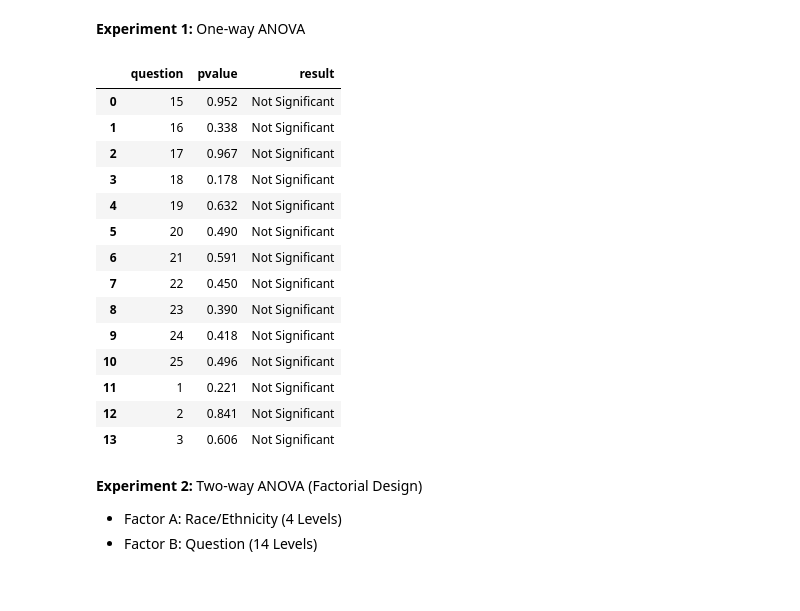
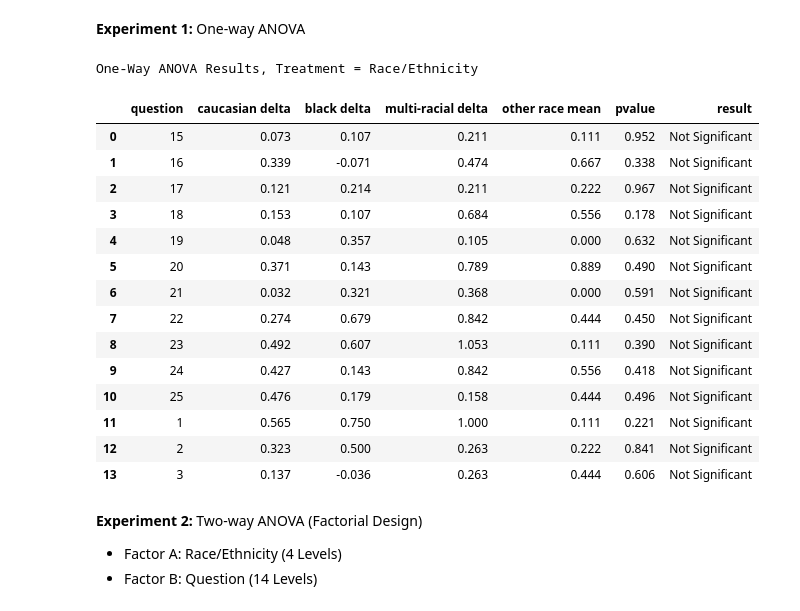
Before and after one commit to josh97ellis/omaha-girls-rock-analysis, a Jupyter notebook: notebooks/analysis.ipynb, the cells around one changed output. Drawn from its saved outputs; the diff is of its cells as text; code cells hidden in the pictures.

```diff
--- a/notebooks/analysis.ipynb
+++ b/notebooks/analysis.ipynb
@@ -278,46 +422,61 @@ race_data.rename(columns={'race/ethnicity': 'race'}, inplace=True)
 question_col = []
 pvalue_col = []
 result_col = []
+caucasian_mean = []
+black_mean = []
+multi_mean = []
+other_mean = []
 
 # Iterate over each survey question and perform one-way anova
 for question in race_data['question'].unique():
     anova_race = race_data[race_data['question']==question]
 
     anova_race = anova_race[['race', 'delta']]
+
+    caucasian_mean.append(round(anova_race[anova_race['race'] == 'caucasian']['delta'].mean(), 3))
+    black_mean.append(round(anova_race[anova_race['race'] == 'black']['delta'].mean(), 3))
+    multi_mean.append(round(anova_race[anova_race['race'] == 'multi-racial']['delta'].mean(), 3))
+    other_mean.append(round(anova_race[anova_race['race'] == 'other']['delta'].mean(), 3))
 
     model = ols('delta ~ C(race)', data=anova_race).fit()
     anova_table = sm.stats.anova_lm(model,typ=1)
     pvalue = round(anova_table.iloc[0,-1],3)
 
     question_col.append(question)
     pvalue_col.append(pvalue)
 
     if pvalue > 0.05:
         result_col.append('Not Significant')
     else:
         result_col.append('Significant')
 
 # Create results table
 results_df = pd.DataFrame({
     'question': question_col,
+    'caucasian delta': caucasian_mean,
+    'black delta': black_mean,
+    'multi-racial delta': multi_mean,
+    'other race mean': other_mean,
     'pvalue': pvalue_col,
     'result': result_col
 })
 
+print('One-Way ANOVA Results, Treatment = Race/Ethnicity')
 results_df
 # %% [output]
+One-Way ANOVA Results, Treatment = Race/Ethnicity
-|  | question | pvalue | result |
-| 0 | 15 | 0.952 | Not Significant |
-| 1 | 16 | 0.338 | Not Significant |
-| 2 | 17 | 0.967 | Not Significant |
-| 3 | 18 | 0.178 | Not Significant |
-| 4 | 19 | 0.632 | Not Significant |
-| 5 | 20 | 0.490 | Not Significant |
-| 6 | 21 | 0.591 | Not Significant |
-| 7 | 22 | 0.450 | Not Significant |
-| 8 | 23 | 0.390 | Not Significant |
-| 9 | 24 | 0.418 | Not Significant |
-| 10 | 25 | 0.496 | Not Significant |
-| 11 | 1 | 0.221 | Not Significant |
-| 12 | 2 | 0.841 | Not Significant |
-| 13 | 3 | 0.606 | Not Significant |
+|  | question | caucasian delta | black delta | multi-racial delta | other race mean | pvalue | result |
+| 0 | 15 | 0.073 | 0.107 | 0.211 | 0.111 | 0.952 | Not Significant |
+| 1 | 16 | 0.339 | -0.071 | 0.474 | 0.667 | 0.338 | Not Significant |
+| 2 | 17 | 0.121 | 0.214 | 0.211 | 0.222 | 0.967 | Not Significant |
+| 3 | 18 | 0.153 | 0.107 | 0.684 | 0.556 | 0.178 | Not Significant |
+| 4 | 19 | 0.048 | 0.357 | 0.105 | 0.000 | 0.632 | Not Significant |
+| 5 | 20 | 0.371 | 0.143 | 0.789 | 0.889 | 0.490 | Not Significant |
+| 6 | 21 | 0.032 | 0.321 | 0.368 | 0.000 | 0.591 | Not Significant |
+| 7 | 22 | 0.274 | 0.679 | 0.842 | 0.444 | 0.450 | Not Significant |
+| 8 | 23 | 0.492 | 0.607 | 1.053 | 0.111 | 0.390 | Not Significant |
+| 9 | 24 | 0.427 | 0.143 | 0.842 | 0.556 | 0.418 | Not Significant |
+| 10 | 25 | 0.476 | 0.179 | 0.158 | 0.444 | 0.496 | Not Significant |
+| 11 | 1 | 0.565 | 0.750 | 1.000 | 0.111 | 0.221 | Not Significant |
+| 12 | 2 | 0.323 | 0.500 | 0.263 | 0.222 | 0.841 | Not Significant |
+| 13 | 3 | 0.137 | -0.036 | 0.263 | 0.444 | 0.606 | Not Significant |
```
Also changed, not shown: parts of 18 cells of this notebook, 13 other files.
